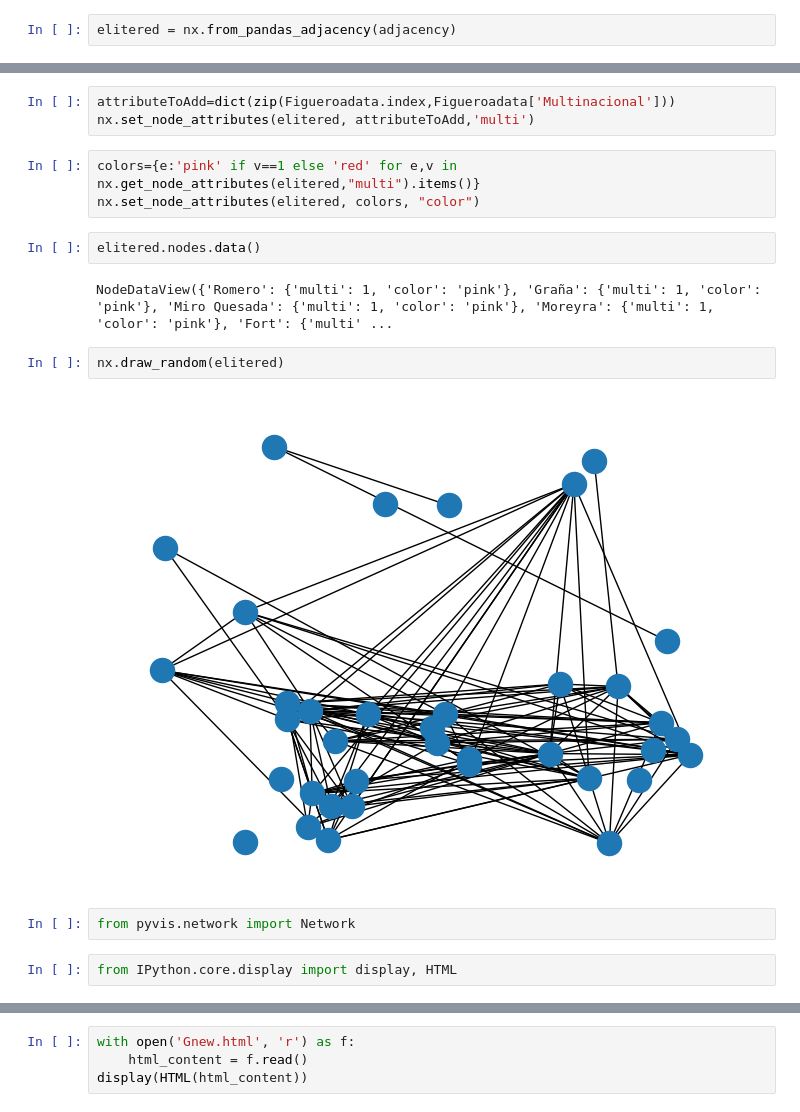
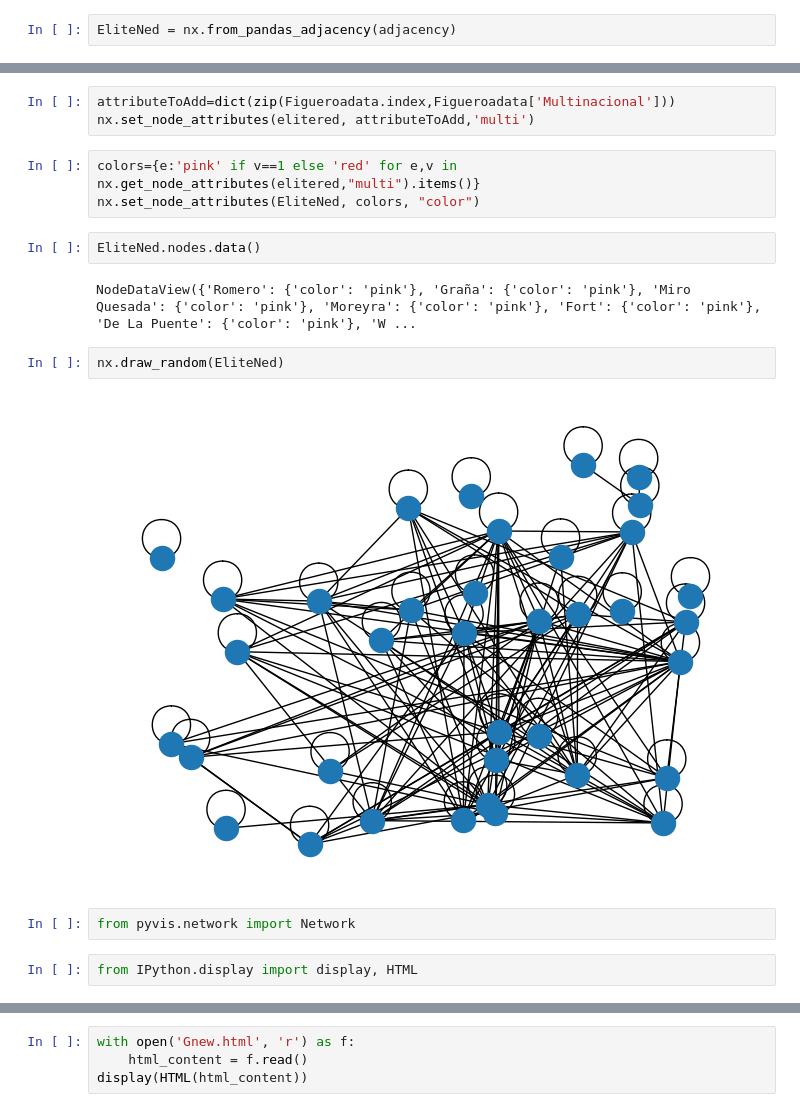
Before and after one commit to Pepix2345/Proyecto-Magallanes, a Jupyter notebook: Redes/Redoficial.ipynb, the cells around one changed output, grey strips where cells are left out. Drawn from its saved outputs; the diff is of its cells as text.

```diff
--- a/Redes/Redoficial.ipynb
+++ b/Redes/Redoficial.ipynb
@@ -10,6 +10,6 @@ adjacency=Figueroadata.drop(varsToDrop,axis=1)
 # %%
 import networkx as nx
 # %%
-elitered = nx.from_pandas_adjacency(adjacency)
+EliteNed = nx.from_pandas_adjacency(adjacency)
 # %%
 #noded
@@ -78,17 +78,17 @@ attributeToAdd=dict(zip(Figueroadata.index,Figueroadata['Multinacional']))
 nx.set_node_attributes(elitered, attributeToAdd,'multi')
 # %%
 colors={e:'pink' if v==1 else 'red' for e,v in nx.get_node_attributes(elitered,"multi").items()}
-nx.set_node_attributes(elitered, colors, "color")
+nx.set_node_attributes(EliteNed, colors, "color")
 # %%
-elitered.nodes.data()
+EliteNed.nodes.data()
 # %% [output]
-NodeDataView({'Romero': {'multi': 1, 'color': 'pink'}, 'Graña': {'multi': 1, 'color': 'pink'}, 'Miro Quesada': {'multi': 1, 'color': 'pink'}, 'Moreyra': {'multi': 1, 'color': 'pink'}, 'Fort': {'multi' ...
+NodeDataView({'Romero': {'color': 'pink'}, 'Graña': {'color': 'pink'}, 'Miro Quesada': {'color': 'pink'}, 'Moreyra': {'color': 'pink'}, 'Fort': {'color': 'pink'}, 'De La Puente': {'color': 'pink'}, 'W ...
 # %%
-nx.draw_random(elitered)
+nx.draw_random(EliteNed)
 # %% [output]
-[figure, old version]
+[figure, new version]
 # %%
 from pyvis.network import Network
 # %%
-from IPython.core.display import display, HTML
+from IPython.display import display, HTML
 # %%
```
Also changed, not shown: parts of 10 cells of this notebook, 11 other files.
